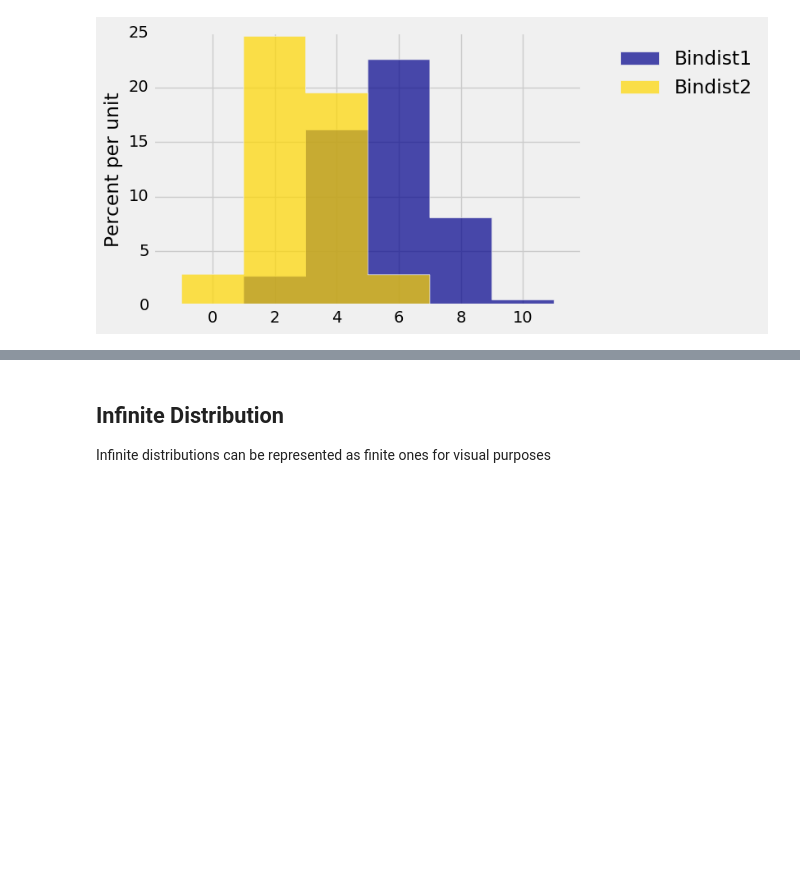
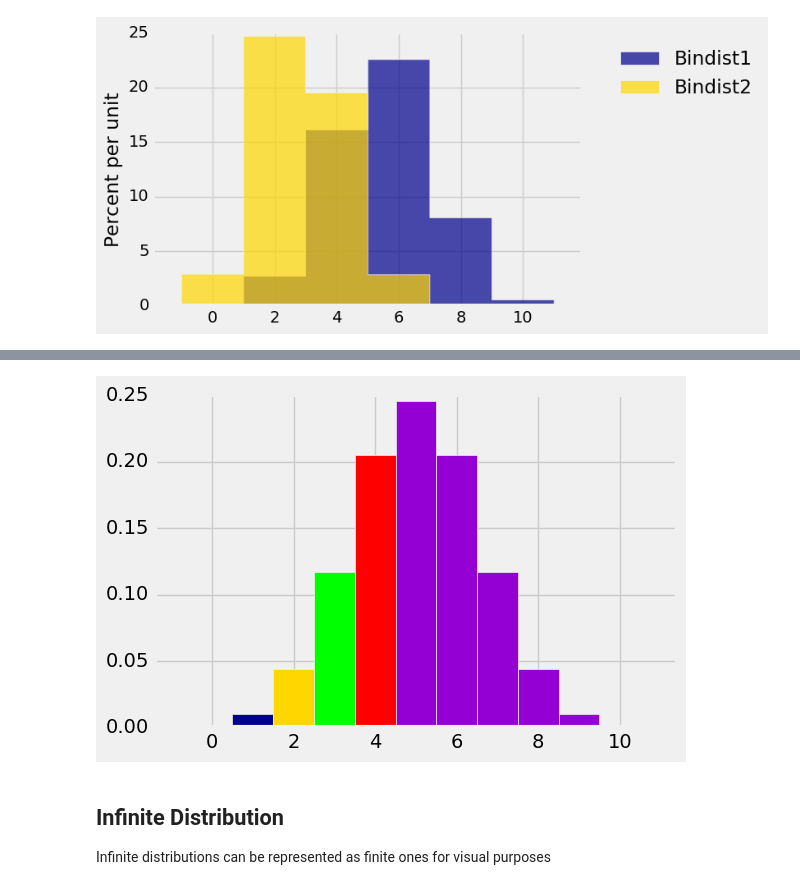
Before and after one commit to prob140/prob140, a Jupyter notebook: Examples.ipynb, the cells around one changed output, grey strips where cells are left out. Saved outputs shown, nothing was run; the diff lists cells and outputs as text; code cells hidden in the pictures; blank space fills up the shorter version.

```diff
--- a/Examples.ipynb
+++ b/Examples.ipynb
@@ -111,3 +154,7 @@ plot("Bindist1", binDist, "Bindist2", binDist2, binWidth=2)
+# %%
+binDist.plot_event([[1],[2],[3],[4]])
+# %% [output]
+[figure, added]
 # %% [markdown]
 ## Infinite Distribution
 
```
Also changed, not shown: parts of 26 cells of this notebook, 2 other files.
